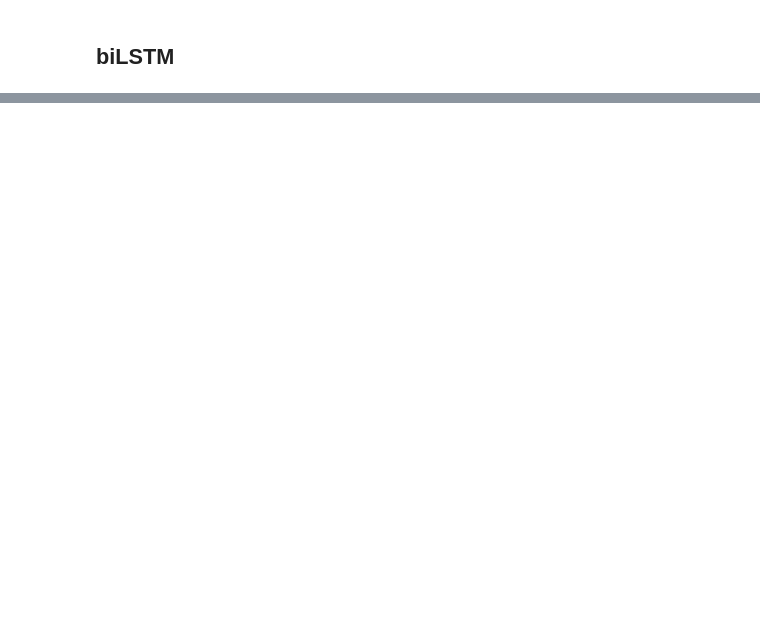
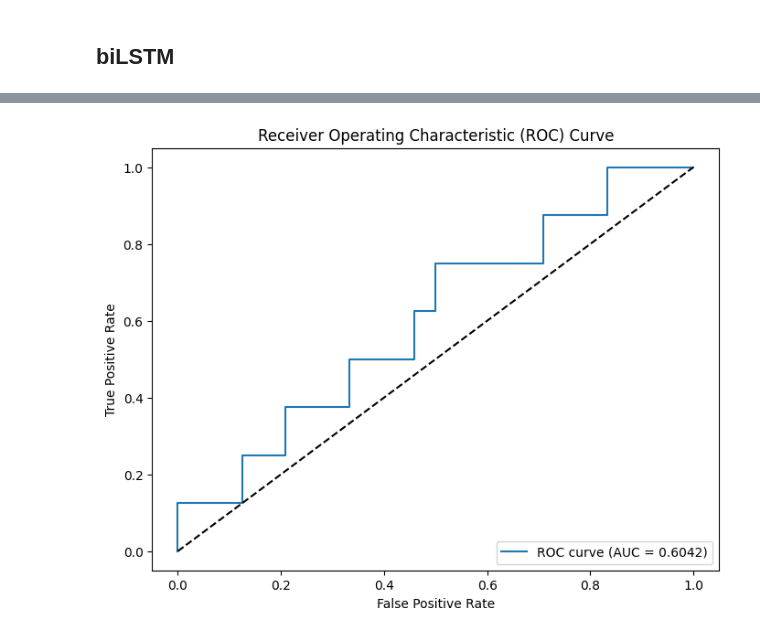
Before and after one commit to trantrongnb/Sinh_non, a Jupyter notebook: binary_combine.ipynb, the cells around one changed output, grey strips where cells are left out. Cells and saved outputs as stored; diff of their text form; code cells hidden in the pictures; blank space fills up the shorter version.

```diff
--- a/binary_combine.ipynb
+++ b/binary_combine.ipynb
@@ -346,0 +368,17 @@ Epoch 100/100
+# %%
+y_pred = model_lstm.predict([X_ehg_test, X_emr_test])
+from sklearn.metrics import roc_auc_score, roc_curve
+auc = roc_auc_score(y_ehg_test, y_pred)
+print(f"Test AUC: {auc:.4f}")
+
+# Vẽ đường ROC
+fpr, tpr, thresholds = roc_curve(y_ehg_test, y_pred)
+plt.figure(figsize=(8, 6))
+plt.plot(fpr, tpr, label=f'ROC curve (AUC = {auc:.4f})')
+plt.plot([0, 1], [0, 1], 'k--')
+plt.xlabel('False Positive Rate')
+plt.ylabel('True Positive Rate')
+plt.title('Receiver Operating Characteristic (ROC) Curve')
+plt.legend(loc='lower right')
+plt.show()
+# %% [output]
@@ -347,3 +388,4 @@ Epoch 100/100
+[figure, added]
 # %%
 visualize(history= history)
 # %% [output]
```
Also changed, not shown: parts of 8 cells of this notebook, 6 other files.
